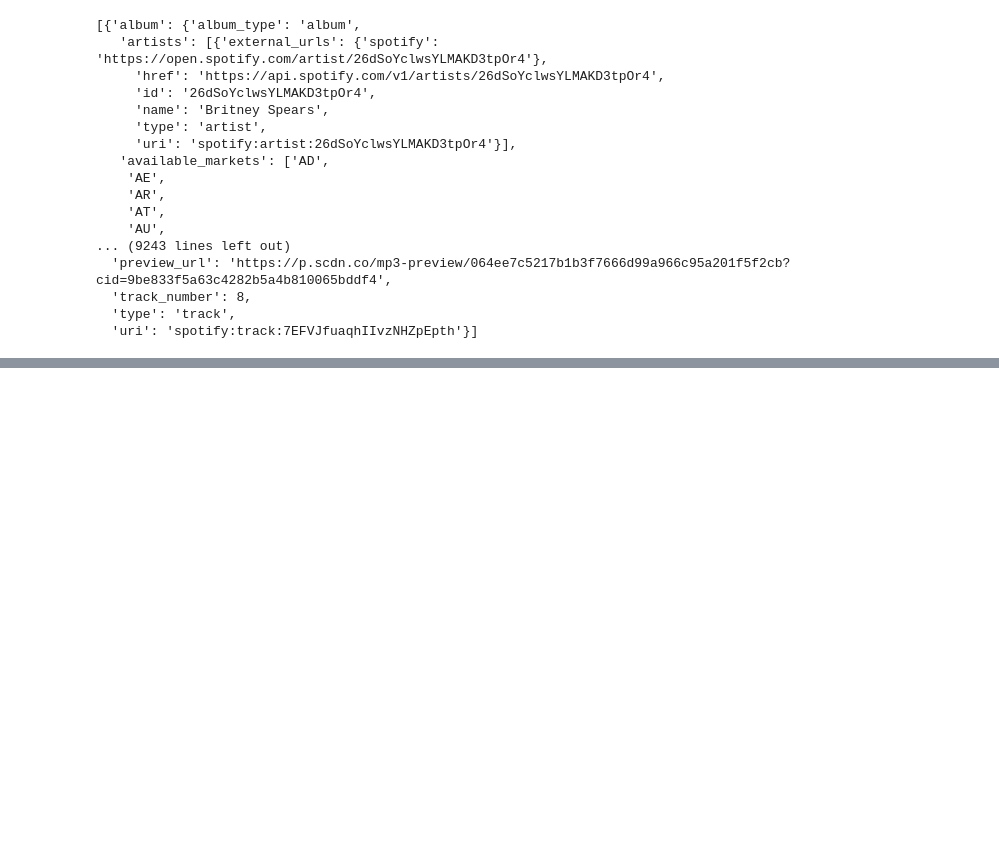
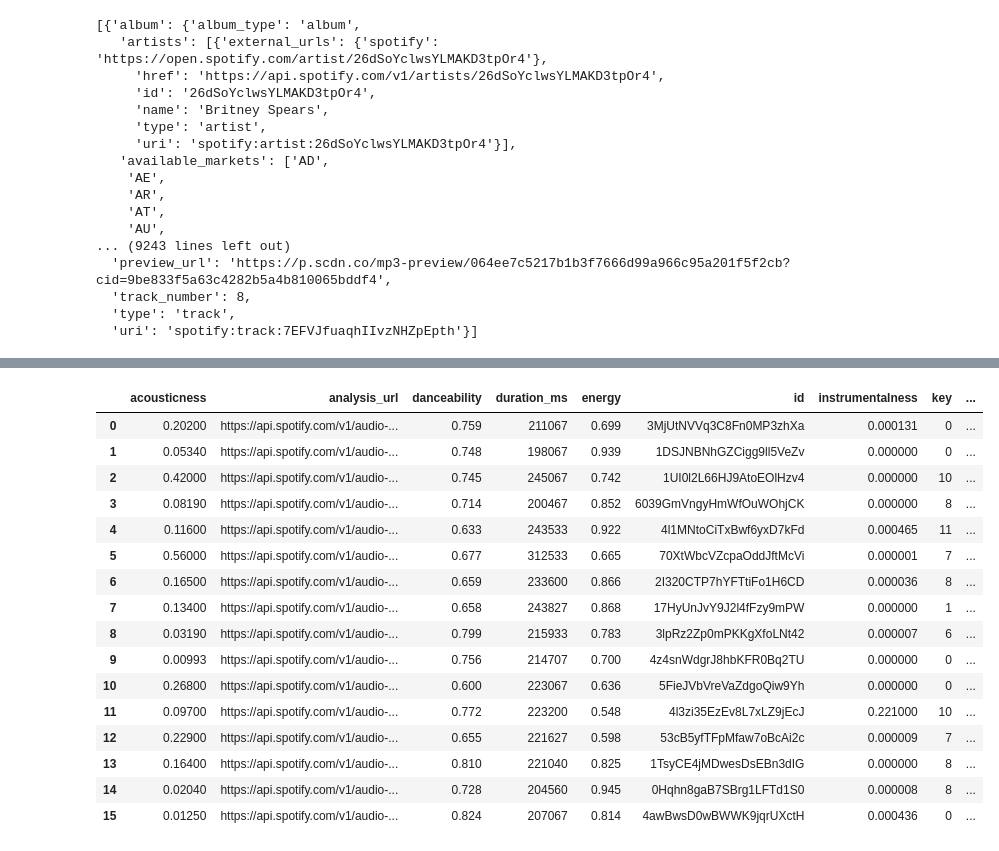
Before and after one commit to monicamow/spotify_playlists, a Jupyter notebook: its_britney_bish.ipynb, the cells around one changed output, grey strips where cells are left out. Drawn from its saved outputs; the diff is of its cells as text; code cells hidden in the pictures; blank space fills up the shorter version.

```diff
--- a/its_britney_bish.ipynb
+++ b/its_britney_bish.ipynb
@@ -62,0 +120,8 @@ results['tracks']['items']
+# %%
+results = spotify.album_tracks('3WNxdumkSMGMJRhEgK80qx', limit=50, offset=0)
+tracks = results['items']
+
+track_ids = []
+for track in tracks:
+    print(str(track['track_number']) + ': ' + track['name'])
+    track_ids.append(track['id'])
@@ -62,0 +175,20 @@ results['tracks']['items']
+# %%
+df_features
+# %% [output]
+|  | acousticness | analysis_url | danceability | duration_ms | energy | id | instrumentalness | key | ... |
+| 0 | 0.20200 | https://api.spotify.com/v1/audio-... | 0.759 | 211067 | 0.699 | 3MjUtNVVq3C8Fn0MP3zhXa | 0.000131 | 0 | ... |
+| 1 | 0.05340 | https://api.spotify.com/v1/audio-... | 0.748 | 198067 | 0.939 | 1DSJNBNhGZCigg9ll5VeZv | 0.000000 | 0 | ... |
+| 2 | 0.42000 | https://api.spotify.com/v1/audio-... | 0.745 | 245067 | 0.742 | 1UI0l2L66HJ9AtoEOlHzv4 | 0.000000 | 10 | ... |
+| 3 | 0.08190 | https://api.spotify.com/v1/audio-... | 0.714 | 200467 | 0.852 | 6039GmVngyHmWfOuWOhjCK | 0.000000 | 8 | ... |
+| 4 | 0.11600 | https://api.spotify.com/v1/audio-... | 0.633 | 243533 | 0.922 | 4l1MNtoCiTxBwf6yxD7kFd | 0.000465 | 11 | ... |
+| 5 | 0.56000 | https://api.spotify.com/v1/audio-... | 0.677 | 312533 | 0.665 | 70XtWbcVZcpaOddJftMcVi | 0.000001 | 7 | ... |
+| 6 | 0.16500 | https://api.spotify.com/v1/audio-... | 0.659 | 233600 | 0.866 | 2I320CTP7hYFTtiFo1H6CD | 0.000036 | 8 | ... |
+| 7 | 0.13400 | https://api.spotify.com/v1/audio-... | 0.658 | 243827 | 0.868 | 17HyUnJvY9J2l4fFzy9mPW | 0.000000 | 1 | ... |
+| 8 | 0.03190 | https://api.spotify.com/v1/audio-... | 0.799 | 215933 | 0.783 | 3lpRz2Zp0mPKKgXfoLNt42 | 0.000007 | 6 | ... |
+| 9 | 0.00993 | https://api.spotify.com/v1/audio-... | 0.756 | 214707 | 0.700 | 4z4snWdgrJ8hbKFR0Bq2TU | 0.000000 | 0 | ... |
+| 10 | 0.26800 | https://api.spotify.com/v1/audio-... | 0.600 | 223067 | 0.636 | 5FieJVbVreVaZdgoQiw9Yh | 0.000000 | 0 | ... |
+| 11 | 0.09700 | https://api.spotify.com/v1/audio-... | 0.772 | 223200 | 0.548 | 4l3zi35EzEv8L7xLZ9jEcJ | 0.221000 | 10 | ... |
+| 12 | 0.22900 | https://api.spotify.com/v1/audio-... | 0.655 | 221627 | 0.598 | 53cB5yfTFpMfaw7oBcAi2c | 0.000009 | 7 | ... |
+| 13 | 0.16400 | https://api.spotify.com/v1/audio-... | 0.810 | 221040 | 0.825 | 1TsyCE4jMDwesDsEBn3dIG | 0.000000 | 8 | ... |
+| 14 | 0.02040 | https://api.spotify.com/v1/audio-... | 0.728 | 204560 | 0.945 | 0Hqhn8gaB7SBrg1LFTd1S0 | 0.000008 | 8 | ... |
+| 15 | 0.01250 | https://api.spotify.com/v1/audio-... | 0.824 | 207067 | 0.814 | 4awBwsD0wBWWK9jqrUXctH | 0.000436 | 0 | ... |
```
Also changed, not shown: parts of 11 cells of this notebook.
